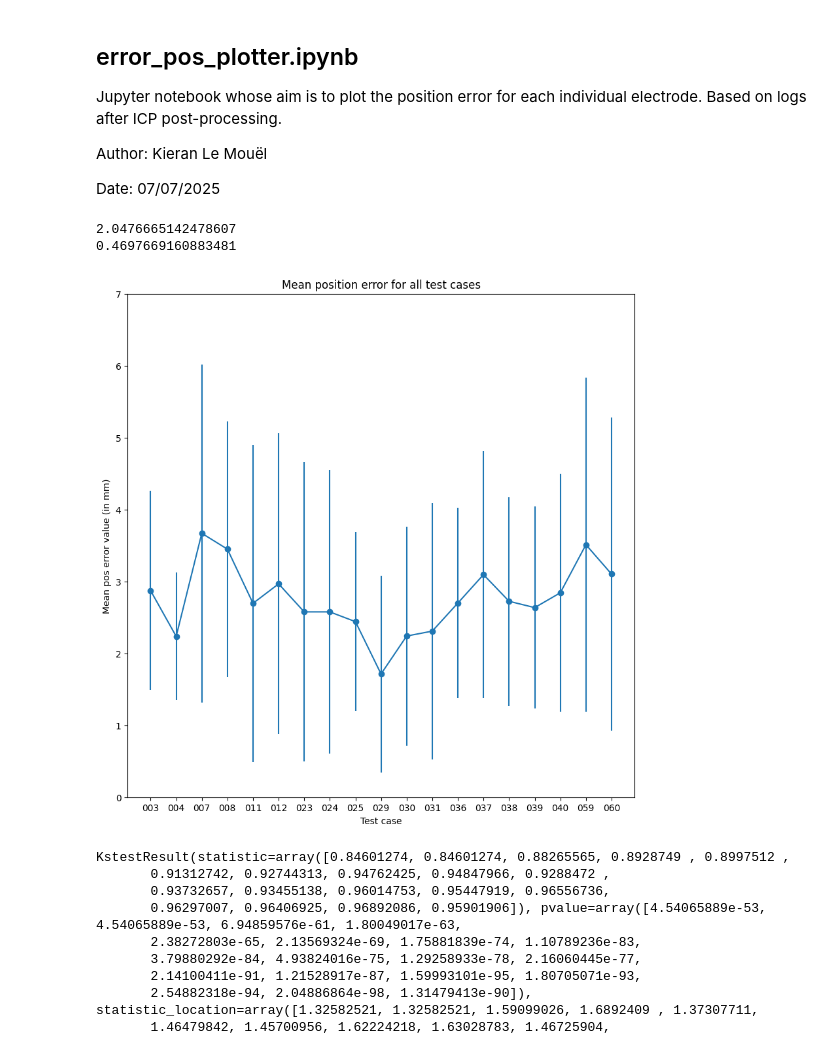
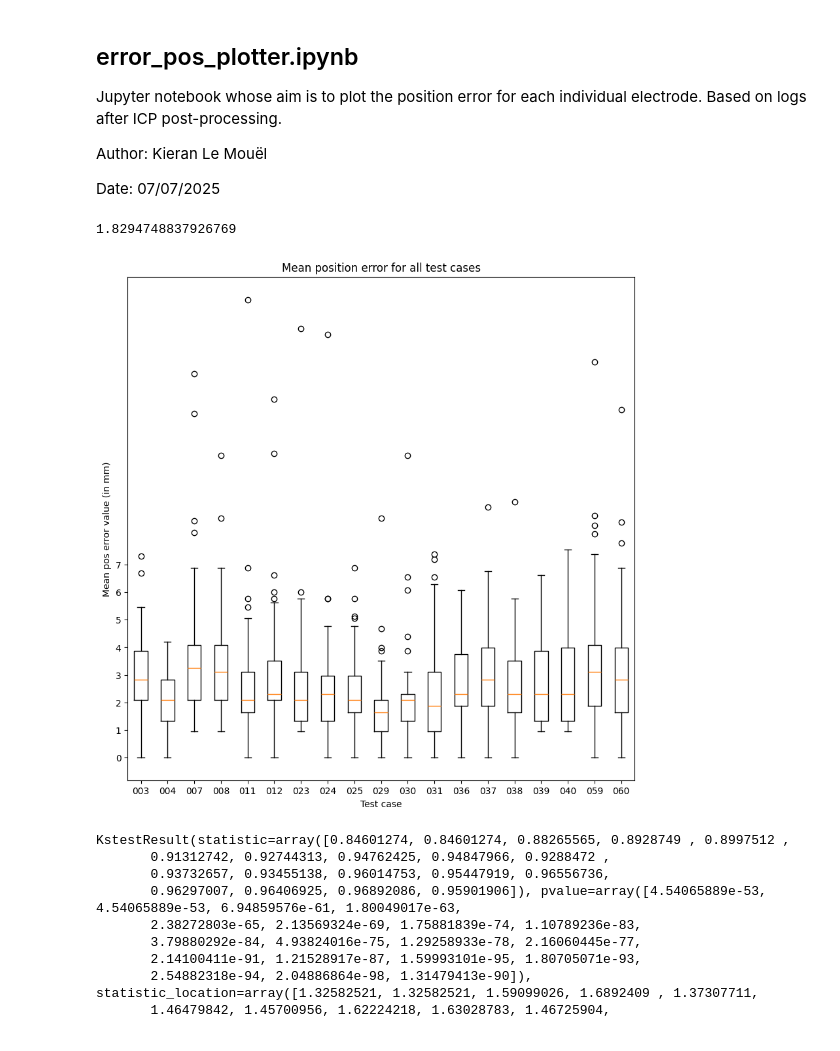
Before and after one commit to kinder99/Deep-Learning-Based-Localization-of-EEG-Electrodes-Within-MRI-Acquisitions-Project-ID-60685, a Jupyter notebook: Debug/error_pos_plotter.ipynb, the cells around one changed output. Saved outputs shown, nothing was run; the diff lists cells and outputs as text; code cells hidden in the pictures.

```diff
--- a/Debug/error_pos_plotter.ipynb
+++ b/Debug/error_pos_plotter.ipynb
@@ -161,7 +161,7 @@ def __main__():
         tmp = []
         for i in sorted_list:
             tmp.append(d[i])
-        l.append(avg(tmp))
+        l.append(tmp)
         stds.append(np.std(tmp))
         vals.append(tmp)
     # print(vals)
@@ -175,36 +175,34 @@ def __main__():
 
 __main__()
 
-print(std(l))
 print(np.std(l))
 # %% [output]
-2.0476665142478607
-0.4697669160883481
+1.8294748837926769
 # %%
 # Plot average error values for the 19 test cases
 fig, ax = plt.subplots(1,1,figsize=(10,10))
 x = np.arange(1,20,1)
-ax.errorbar(x, l, stds, marker='o')
+ax.boxplot(l)
 ax.set_title("Mean position error for all test cases")
 ax.set_xlabel("Test case")
 ax.set_ylabel("Mean pos error value (in mm)")
 ax.set_xticks(np.arange(1,20,1));
 ax.set_yticks(np.arange(0,8,1));
 plt.xticks(np.arange(1,20,1), test_set);
 # x = 0
 # y = 0
 # for i in range(0,65):
 #     res = []
 #     for j in range(0,len(l[i])):
 #         res.append(l[i][j])
 #     # p = smooth(res, 0.9)
     # x += 1
     # if (i+1)%5 == 0:
     #     x = 0
     # if x == 0:
     #     y += 1
 # %% [output]
-[figure, old version]
+[figure, new version]
 # %%
 # Plot error values for each electrode for the 19 test cases
 fig, ax = plt.subplots(1,1,figsize=(20,20))
```
Also changed, not shown: parts of 3 cells of this notebook.
